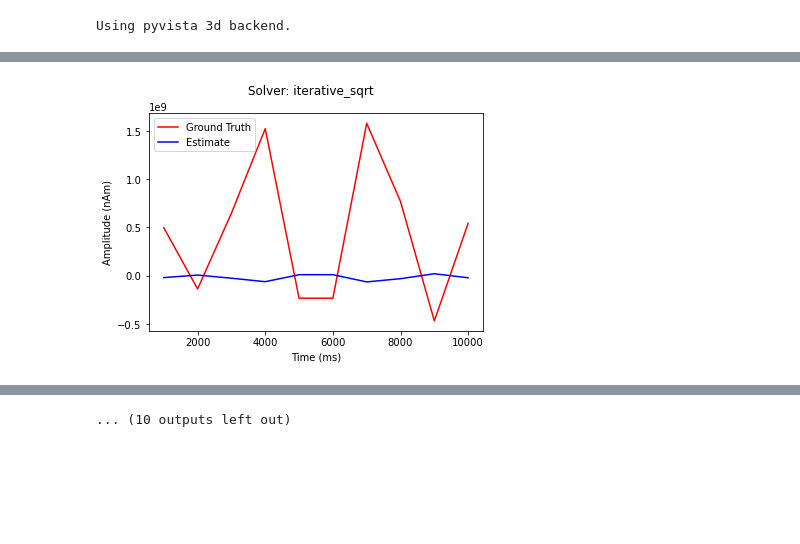
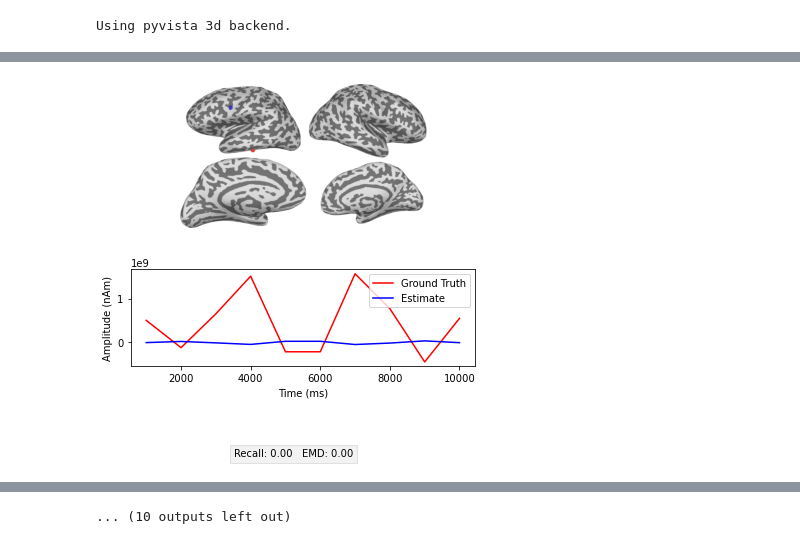
Before and after one commit to braindatalab/BSI-Zoo, a Jupyter notebook: visualisation.ipynb, the cells around one changed output, grey strips where cells are left out. Saved outputs shown, nothing was run; the diff lists cells and outputs as text; code cells hidden in the pictures; blank space fills up the shorter version.

Commit message:
Added metrics

```diff
--- a/visualisation.ipynb
+++ b/visualisation.ipynb
@@ -26,3 +53,12 @@ Using pyvista 3d backend.
+# %%
+def add_margin(nonwhite_col, margin=5):
+    margin_nonwhite_col = nonwhite_col.copy()
+    for i in range(len(nonwhite_col)):
+        if nonwhite_col[i] == True and nonwhite_col[i - 1] == False:
+            margin_nonwhite_col[i - (1 + margin) : i - 1] = True
+        elif nonwhite_col[i] == False and nonwhite_col[i - 1] == True:
+            margin_nonwhite_col[i : i + margin] = True
+    return margin_nonwhite_col
 # %%
 def add_foci_to_brain_surface(brain, stc, ax, color, label):
     for i_hemi, hemi in enumerate(HEMISPHERES):
@@ -72,31 +108,66 @@ for subject in SUBJECTS:
 
             source_space = mne.read_source_spaces(fwd_fname)
 
-#             plot_sparse_source_estimates(
-#                 source_space, [stc, stc_hat], bgcolor=(1, 1, 1),
-#                 fig_name=solver, opacity=0.1, colors=['r','b']
-#             )
-
-            brain = mne.viz.Brain(
-                subject_id=subject,
+             # Plot the STC, get the brain image, crop it:
+            brain = stc.plot(
                 views=["lat", "med"],
-#                 views=["lat"],
                 hemi="split" if len(HEMISPHERES) > 1 else HEMISPHERES[0],
                 size=(500, 250),
-                # size=(500, 500),
                 background="w",
-                surf='inflated',
+                clim="auto",
+                colorbar=False,
+                colormap="inferno",
+                time_viewer=False,
+                show_traces=False,
                 cortex="classic",
-                show_toolbar=True
+                volume_options=dict(resolution=1),
             )
 
-            brain.add_text(34, 50,'dsd',name='dsdsadsadasdaa', row=0, col=0)
-            fig, ax = plt.subplots(1, 1)
-            add_foci_to_brain_surface(brain, stc, ax, color=(1, 0, 0), label='Ground Truth') #red
-            add_foci_to_brain_surface(brain, stc_hat, ax, color=(0, 0, 1), label='Estimate') #blue
-            fig.suptitle('Solver: %s'%solver)
-            plt.savefig(os.path.join(PATH_TO_SAVE_FIGURES, '%s_%s.jpg'%(solver, subject)))
-            brain.save_image(os.path.join(PATH_TO_SAVE_FIGURES, '%s_%s.png'%(solver, subject)))
+            t = 10
+            brain.set_time(t)
+
+            fig = plt.figure(figsize=(5.5, 5.5))
+            axes = [
+                plt.subplot2grid((9, 1), (0, 0), rowspan=4),
+                plt.subplot2grid((9, 1), (4, 0), rowspan=3),
+                plt.subplot2grid((9, 1), (7, 0), rowspan=1), #hacky spacing
+                plt.subplot2grid((9, 1), (8, 0), rowspan=1), #metrics
+            ]
+
+            add_foci_to_brain_surface(brain, stc, axes[1], color=(1, 0, 0), label='Ground Truth') #red
+            add_foci_to_brain_surface(brain, stc_hat, axes[1], color=(0, 0, 1), label='Estimate') #blue
+
+            screenshot = brain.screenshot()
+
+            nonwhite_pix = (screenshot != 255).any(-1)
+            nonwhite_row = nonwhite_pix.any(1)
+            nonwhite_col = nonwhite_pix.any(0)
+
+            # Add blank columns for margin
+            nonwhite_col = add_margin(nonwhite_col)
+
+            cropped_screenshot = screenshot[nonwhite_row][:, nonwhite_col]
+
+            brain_idx = 0
+            spacing_idx = 2
+            metrics_idx = 3
+
+            axes[brain_idx].imshow(cropped_screenshot)
+            axes[brain_idx].axis("off")
+
+            axes[spacing_idx].axis("off")
+
+            axes[metrics_idx].axis("off")
+            # get metrics
+            recall, emd = metrics(fwd, stc, stc_hat)
+            axes[metrics_idx].text(0.3, 0.5, 'Recall: %.2f   EMD: %.2f'%(recall, emd), bbox=dict(facecolor='grey', alpha=0.1))
+
+            fig.subplots_adjust(left=0.15, right=0.9, bottom=0.15, top=0.9, wspace=0.1,
+                    hspace=0.2)
+
+            fig.tight_layout()
+            fig.savefig(os.path.join(PATH_TO_SAVE_FIGURES, 'combined','%s_%s.svg'%(solver, subject)))
+            brain.close()
 # %% [output]
 ------------------------------
 Making figures for iterative L1 method for subject CC120166...
@@ -118 +189 @@ Reading forward solution from bsi_zoo/tests/data/CC120166-fwd.fif...
-[figure, old version]
+[figure, new version]
```
Also changed, not shown: parts of 6 cells of this notebook, 1 other file.
